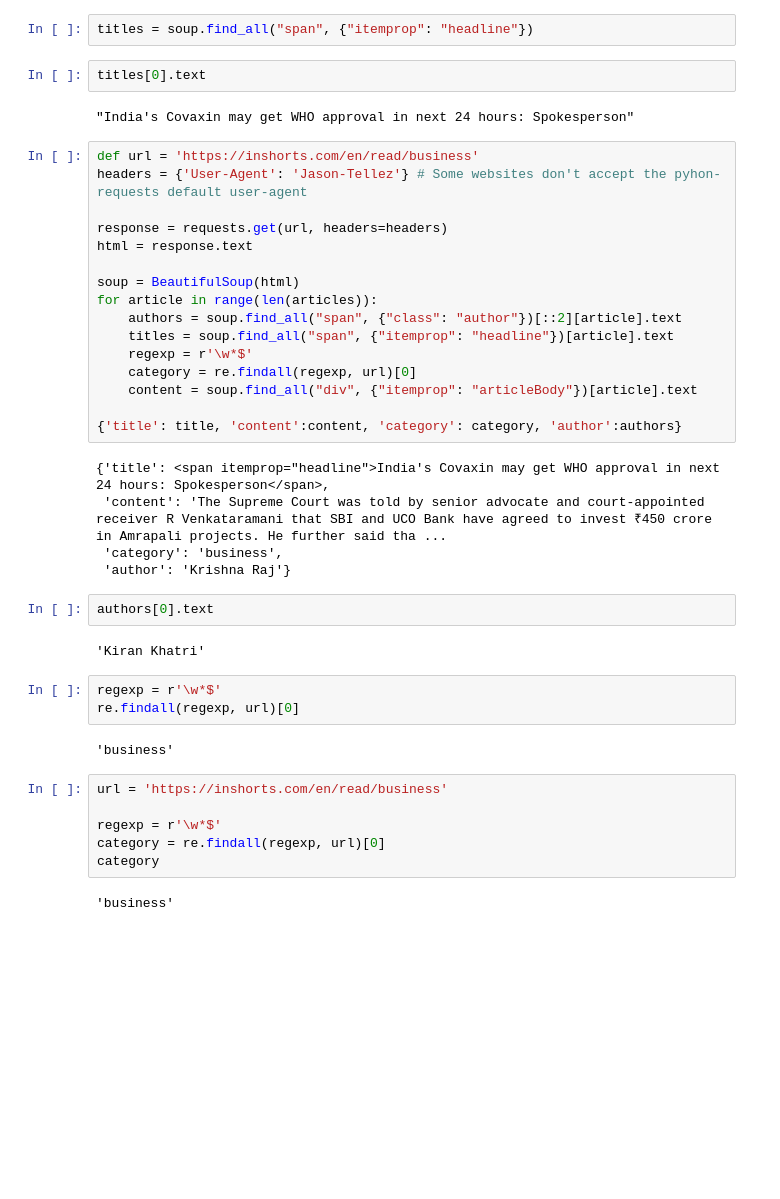
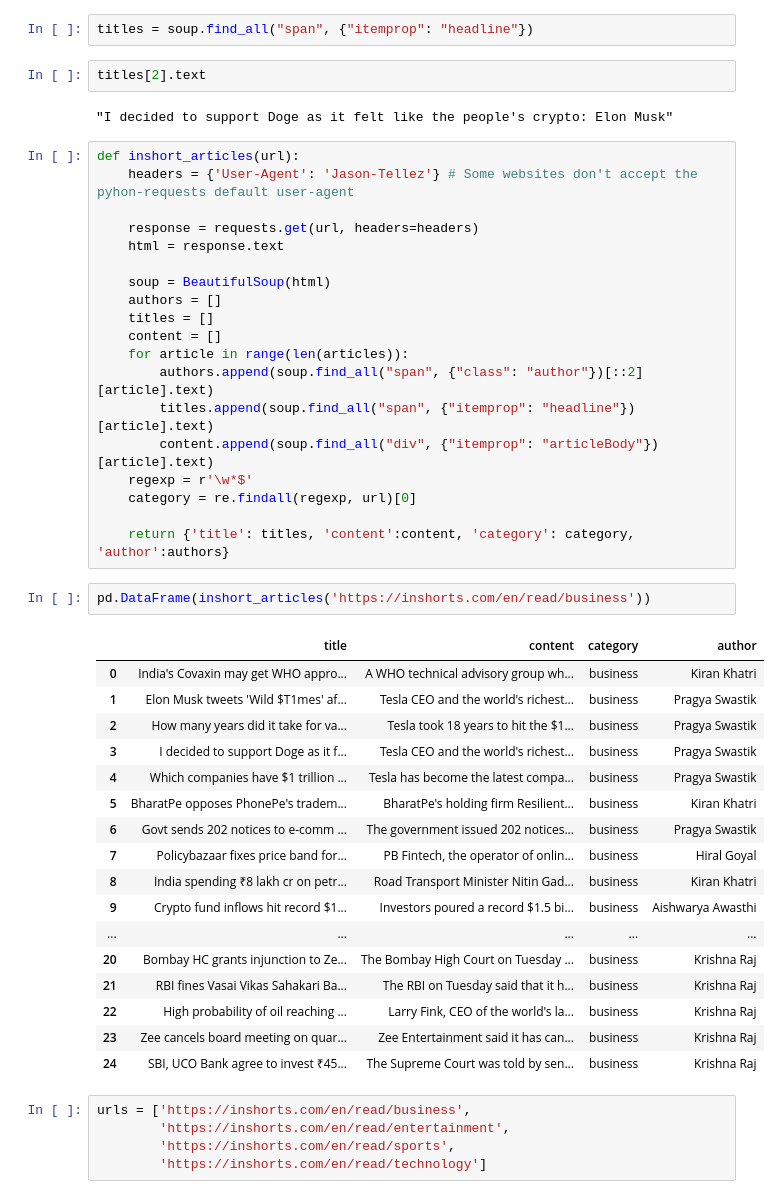
Before and after one commit to Jason-Tellez/natural-language-processing-exercises, a Jupyter notebook: acquire_exercises.ipynb, the cells around one changed output. Drawn from its saved outputs; the diff is of its cells as text; blank space fills up the shorter version.

```diff
--- a/acquire_exercises.ipynb
+++ b/acquire_exercises.ipynb
@@ -454,44 +434,50 @@ authors[0].text
 # %%
 titles = soup.find_all("span", {"itemprop": "headline"})
 # %%
-titles[0].text
+titles[2].text
 # %% [output]
-"India's Covaxin may get WHO approval in next 24 hours: Spokesperson"
+"I decided to support Doge as it felt like the people's crypto: Elon Musk"
 # %%
-def url = 'https://inshorts.com/en/read/business'
-headers = {'User-Agent': 'Jason-Tellez'} # Some websites don't accept the pyhon-requests default user-agent
+def inshort_articles(url):
+    headers = {'User-Agent': 'Jason-Tellez'} # Some websites don't accept the pyhon-requests default user-agent
 
-response = requests.get(url, headers=headers)
-html = response.text
+    response = requests.get(url, headers=headers)
+    html = response.text
 
-soup = BeautifulSoup(html)
-for article in range(len(articles)):
-    authors = soup.find_all("span", {"class": "author"})[::2][article].text
-    titles = soup.find_all("span", {"itemprop": "headline"})[article].text
+    soup = BeautifulSoup(html)
+    authors = []
+    titles = []
+    content = []
+    for article in range(len(articles)):
+        authors.append(soup.find_all("span", {"class": "author"})[::2][article].text)
+        titles.append(soup.find_all("span", {"itemprop": "headline"})[article].text)
+        content.append(soup.find_all("div", {"itemprop": "articleBody"})[article].text)
     regexp = r'\w*$'
     category = re.findall(regexp, url)[0]
-    content = soup.find_all("div", {"itemprop": "articleBody"})[article].text
 
-{'title': title, 'content':content, 'category': category, 'author':authors}
+    return {'title': titles, 'content':content, 'category': category, 'author':authors}
-# %% [output]
-{'title': <span itemprop="headline">India's Covaxin may get WHO approval in next 24 hours: Spokesperson</span>,
- 'content': 'The Supreme Court was told by senior advocate and court-appointed receiver R Venkataramani that SBI and UCO Bank have agreed to invest ₹450 crore in Amrapali projects. He further said tha ...
- 'category': 'business',
- 'author': 'Krishna Raj'}
-# %%
-authors[0].text
-# %% [output]
-'Kiran Khatri'
-# %%
-regexp = r'\w*$'
-re.findall(regexp, url)[0]
-# %% [output]
-'business'
 # %%
-url = 'https://inshorts.com/en/read/business'
-
-regexp = r'\w*$'
-category = re.findall(regexp, url)[0]
-category
+pd.DataFrame(inshort_articles('https://inshorts.com/en/read/business'))
 # %% [output]
-'business'
+|  | title | content | category | author |
+| 0 | India's Covaxin may get WHO appro... | A WHO technical advisory group wh... | business | Kiran Khatri |
+| 1 | Elon Musk tweets 'Wild $T1mes' af... | Tesla CEO and the world's richest... | business | Pragya Swastik |
+| 2 | How many years did it take for va... | Tesla took 18 years to hit the $1... | business | Pragya Swastik |
+| 3 | I decided to support Doge as it f... | Tesla CEO and the world's richest... | business | Pragya Swastik |
+| 4 | Which companies have $1 trillion ... | Tesla has become the latest compa... | business | Pragya Swastik |
+| 5 | BharatPe opposes PhonePe's tradem... | BharatPe's holding firm Resilient... | business | Kiran Khatri |
+| 6 | Govt sends 202 notices to e-comm ... | The government issued 202 notices... | business | Pragya Swastik |
+| 7 | Policybazaar fixes price band for... | PB Fintech, the operator of onlin... | business | Hiral Goyal |
+| 8 | India spending ₹8 lakh cr on petr... | Road Transport Minister Nitin Gad... | business | Kiran Khatri |
+| 9 | Crypto fund inflows hit record $1... | Investors poured a record $1.5 bi... | business | Aishwarya Awasthi |
+| ... | ... | ... | ... | ... |
+| 20 | Bombay HC grants injunction to Ze... | The Bombay High Court on Tuesday ... | business | Krishna Raj |
+| 21 | RBI fines Vasai Vikas Sahakari Ba... | The RBI on Tuesday said that it h... | business | Krishna Raj |
+| 22 | High probability of oil reaching ... | Larry Fink, CEO of the world's la... | business | Krishna Raj |
+| 23 | Zee cancels board meeting on quar... | Zee Entertainment said it has can... | business | Krishna Raj |
+| 24 | SBI, UCO Bank agree to invest ₹45... | The Supreme Court was told by sen... | business | Krishna Raj |
+# %%
+urls = ['https://inshorts.com/en/read/business',
+        'https://inshorts.com/en/read/entertainment',
+        'https://inshorts.com/en/read/sports',
+        'https://inshorts.com/en/read/technology']
```
Also changed, not shown: parts of 8 cells of this notebook.
